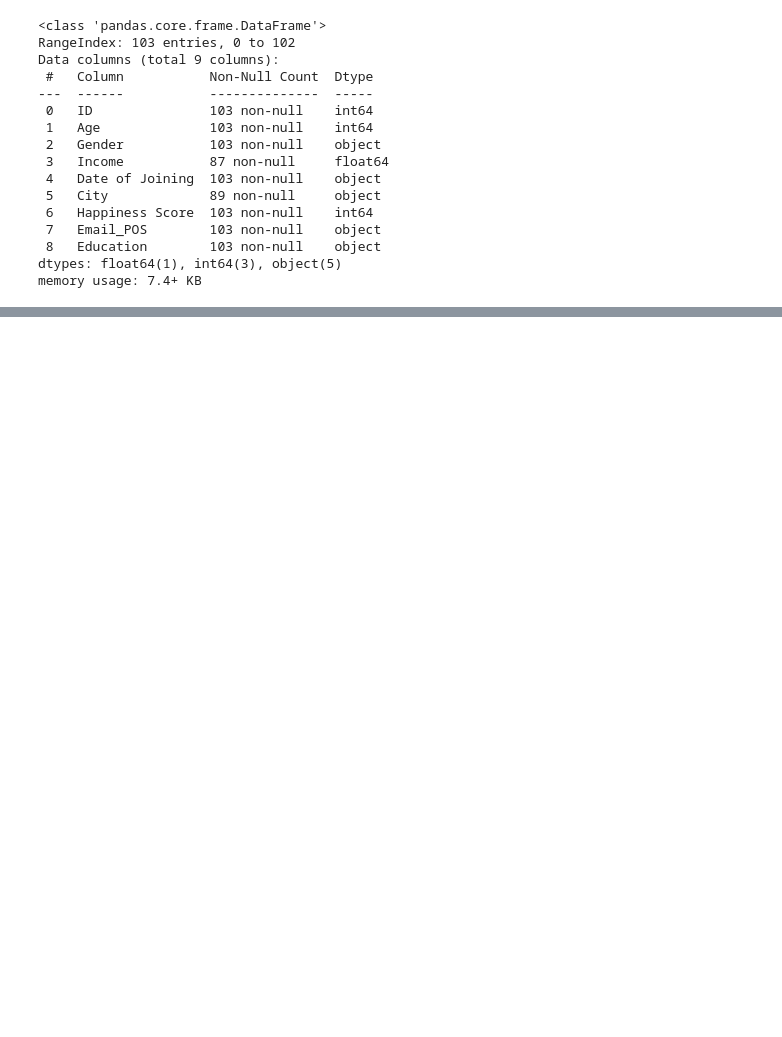
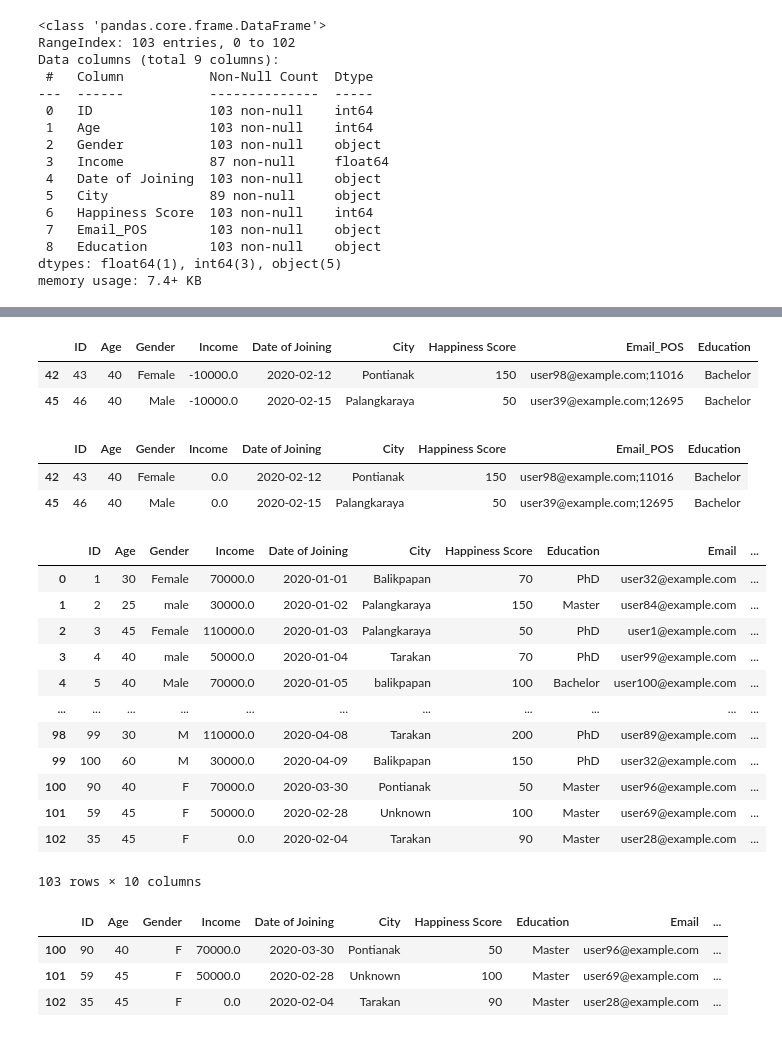
Before and after one commit to IdhamAbidinKaisilay/my_portfolio, a Jupyter notebook: Data_Cleaning.ipynb, the cells around one changed output, grey strips where cells are left out. Drawn from its saved outputs; the diff is of its cells as text; code cells hidden in the pictures; blank space fills up the shorter version.

```diff
--- a/Data_Cleaning.ipynb
+++ b/Data_Cleaning.ipynb
@@ -140,0 +146,3 @@ dtype: int64
+# %%
+# perbaiki nilai null di 'City'
+df['City'].fillna('Unknown', inplace=True)
@@ -140,0 +182,42 @@ dtype: int64
+# %%
+filter_income = df['Income'] < 0
+df[filter_income]
+# %% [output]
+|  | ID | Age | Gender | Income | Date of Joining | City | Happiness Score | Email_POS | Education |
+| 42 | 43 | 40 | Female | -10000.0 | 2020-02-12 | Pontianak | 150 | user98@example.com;11016 | Bachelor |
+| 45 | 46 | 40 | Male | -10000.0 | 2020-02-15 | Palangkaraya | 50 | user39@example.com;12695 | Bachelor |
+# %%
+index_income = df[filter_income].index
+df.loc[index_income, 'Income'] = 0
+# %%
+df[filter_income]
+# %% [output]
+|  | ID | Age | Gender | Income | Date of Joining | City | Happiness Score | Email_POS | Education |
+| 42 | 43 | 40 | Female | 0.0 | 2020-02-12 | Pontianak | 150 | user98@example.com;11016 | Bachelor |
+| 45 | 46 | 40 | Male | 0.0 | 2020-02-15 | Palangkaraya | 50 | user39@example.com;12695 | Bachelor |
+# %%
+df[['Email', 'Pos']] = df['Email_POS'].str.split(';', expand=True)
+df.drop('Email_POS', axis=1, inplace=True)
+# %%
+df
+# %% [output]
+|  | ID | Age | Gender | Income | Date of Joining | City | Happiness Score | Education | Email | ... |
+| 0 | 1 | 30 | Female | 70000.0 | 2020-01-01 | Balikpapan | 70 | PhD | user32@example.com | ... |
+| 1 | 2 | 25 | male | 30000.0 | 2020-01-02 | Palangkaraya | 150 | Master | user84@example.com | ... |
+| 2 | 3 | 45 | Female | 110000.0 | 2020-01-03 | Palangkaraya | 50 | PhD | user1@example.com | ... |
+| 3 | 4 | 40 | male | 50000.0 | 2020-01-04 | Tarakan | 70 | PhD | user99@example.com | ... |
+| 4 | 5 | 40 | Male | 70000.0 | 2020-01-05 | balikpapan | 100 | Bachelor | user100@example.com | ... |
+| ... | ... | ... | ... | ... | ... | ... | ... | ... | ... | ... |
+| 98 | 99 | 30 | M | 110000.0 | 2020-04-08 | Tarakan | 200 | PhD | user89@example.com | ... |
+| 99 | 100 | 60 | M | 30000.0 | 2020-04-09 | Balikpapan | 150 | PhD | user32@example.com | ... |
+| 100 | 90 | 40 | F | 70000.0 | 2020-03-30 | Pontianak | 50 | Master | user96@example.com | ... |
+| 101 | 59 | 45 | F | 50000.0 | 2020-02-28 | Unknown | 100 | Master | user69@example.com | ... |
+| 102 | 35 | 45 | F | 0.0 | 2020-02-04 | Tarakan | 90 | Master | user28@example.com | ... |
+103 rows × 10 columns
+# %%
+df[df.duplicated()]
+# %% [output]
+|  | ID | Age | Gender | Income | Date of Joining | City | Happiness Score | Education | Email | ... |
+| 100 | 90 | 40 | F | 70000.0 | 2020-03-30 | Pontianak | 50 | Master | user96@example.com | ... |
+| 101 | 59 | 45 | F | 50000.0 | 2020-02-28 | Unknown | 100 | Master | user69@example.com | ... |
+| 102 | 35 | 45 | F | 0.0 | 2020-02-04 | Tarakan | 90 | Master | user28@example.com | ... |
```
Also changed, not shown: parts of 18 cells of this notebook.
